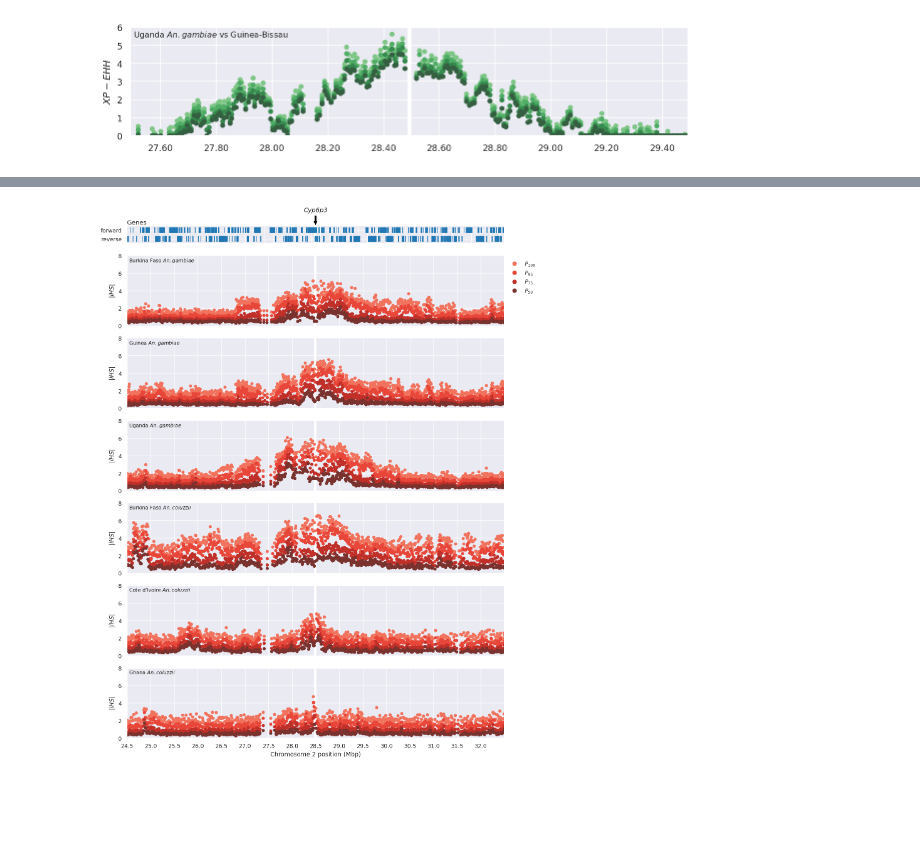
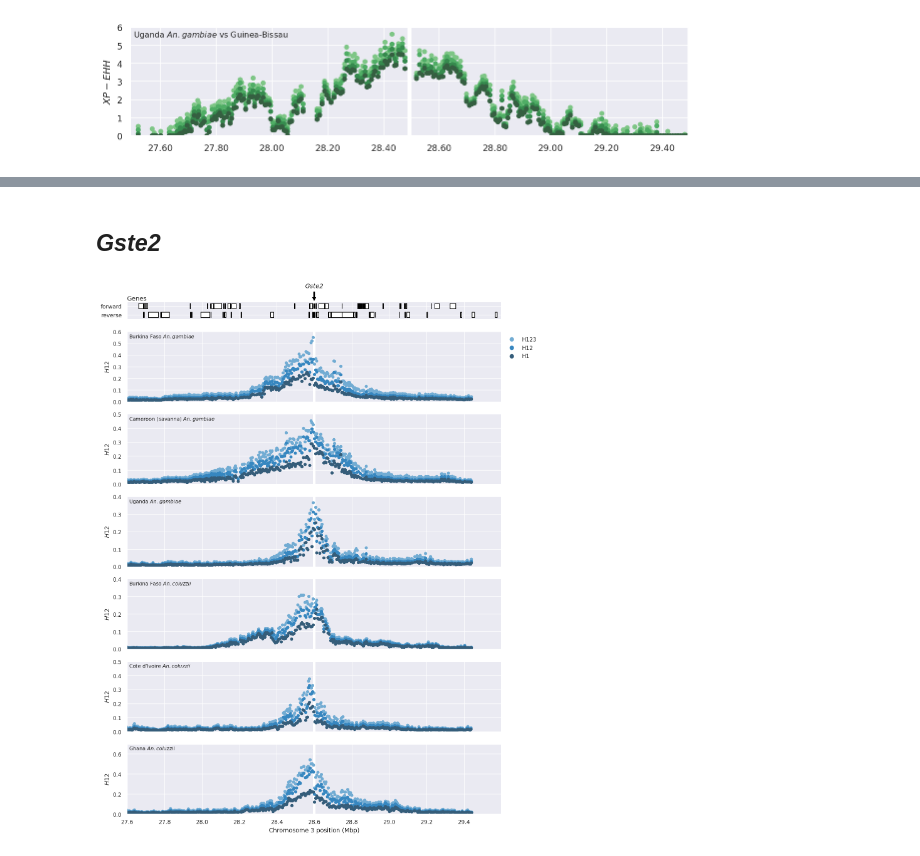
Before and after one commit to alimanfoo/shiny-train, a Jupyter notebook: notebooks/artwork/locus-artwork.ipynb, the cells around one changed output, grey strips where cells are left out. Saved outputs shown, nothing was run; the diff lists cells and outputs as text; code cells hidden in the pictures; blank space fills up the shorter version.

Commit message:
wip gste2 artwork

```diff
--- a/notebooks/artwork/locus-artwork.ipynb
+++ b/notebooks/artwork/locus-artwork.ipynb
@@ -235,22 +254,6 @@ def fig_locus_ihs(chromosome, center, flank, label, tracks, figw=10, savefig=Non
         fig.savefig(savefig, bbox_inches='tight', dpi=savefig_dpi)
     plt.show()
     plt.close()
-# %%
-fig_locus_ihs(
-    cyp6p3.chromosome, cyp6p3.chromosome_center/1e6,
-    flank=4, label=cyp6p3['Name'],
-    tracks=(
-        ('bf_gam', dict(ymax=8, step=2, shift=0, legend=True)),
-        ('gn_gam', dict(ymax=8, step=2, shift=0)),
-        ('ug_gam', dict(ymax=8, step=2, shift=0)),
-        ('bf_col', dict(ymax=8, step=2, shift=0)),
-        ('ci_col', dict(ymax=8, step=2, shift=0)),
-        ('gh_col', dict(ymax=8, step=2, shift=0)),
-    ),
-    savefig=here() / 'artwork/locus_cyp6p3_ihs.png'
-)
-# %% [output]
-[figure, removed]
 # %%
 def fig_locus_xpehh(chromosome, center, flank, label, tracks, figw=10, savefig=None,
                     savefig_dpi=150):
@@ -281,0 +313,18 @@ def fig_locus_xpehh(chromosome, center, flank, label, tracks, figw=10, savefig=N
+# %% [markdown]
+## *Gste2*
+# %%
+fig_locus_h12(
+    gste2.chromosome, gste2.chromosome_center/1e6,
+    flank=1, label=gste2['Name'],
+    tracks=(
+        ('bf_gam', dict(ymax=.6, step=5, shift=0, legend=True)),
+        ('cm_sav_gam', dict(ymax=.5, step=5, shift=0)),
+        ('ug_gam', dict(ymax=.4, step=5, shift=0)),
+        ('bf_col', dict(ymax=.4, step=5, shift=0)),
+        ('ci_col', dict(ymax=.5, step=5, shift=0)),
+        ('gh_col', dict(ymax=.7, step=5, shift=0)),
+    ),
+    savefig=here() / 'artwork/locus_gste2_h12.png'
+)
+# %% [output]
+[figure, added]
```
Also changed, not shown: parts of 15 cells of this notebook, 10 other files.
